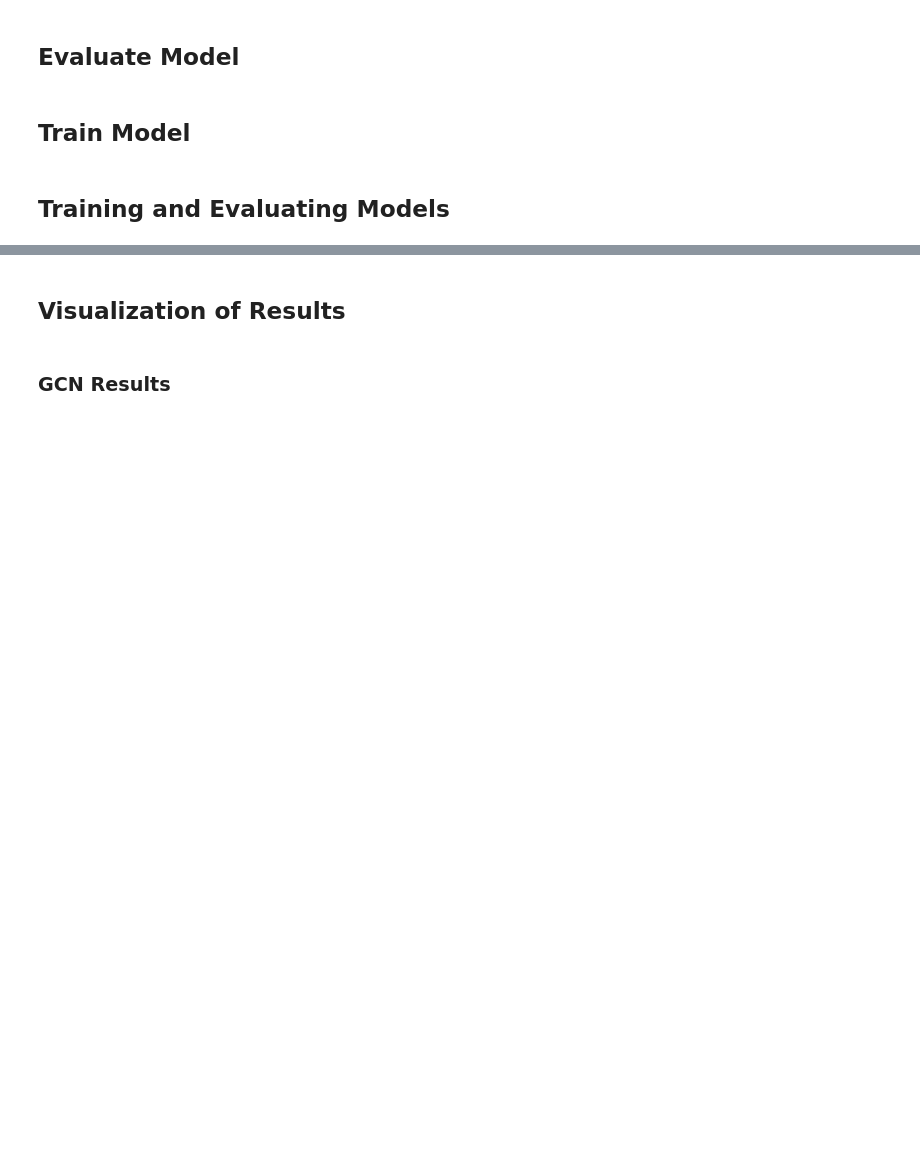
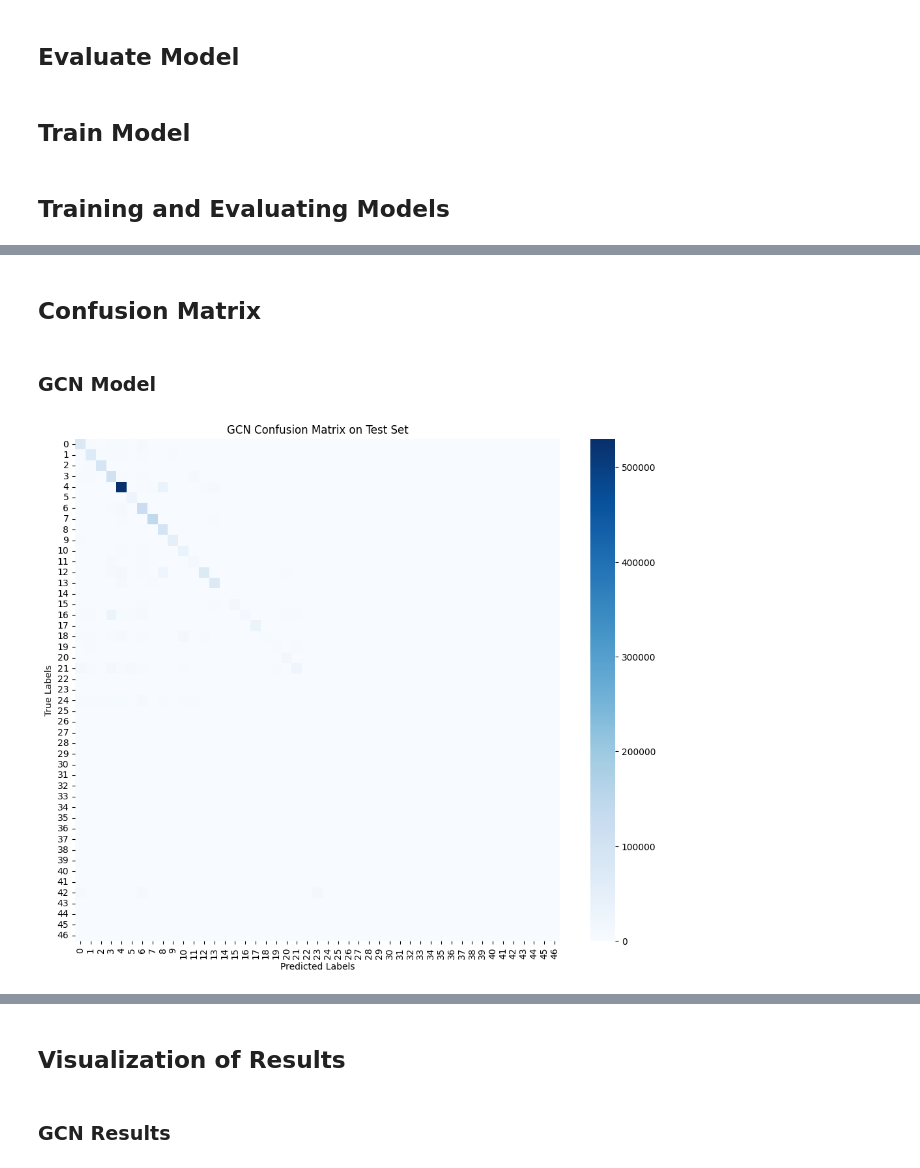
Before and after one commit to Sayed-Hossein-Hosseini/Node_Classification_in_the_Amazon_Product_Graph, a Jupyter notebook: Node_Classification_in_the_Amazon_Product_Graph.ipynb, the cells around one changed output, grey strips where cells are left out. Cells and saved outputs as stored; diff of their text form; code cells hidden in the pictures; blank space fills up the shorter version.

Commit message:
Update Node Prediction

```diff
--- a/Node_Classification_in_the_Amazon_Product_Graph.ipynb
+++ b/Node_Classification_in_the_Amazon_Product_Graph.ipynb
@@ -229,0 +233,28 @@ sage_results = train_model(sage_model, data, train_idx, valid_idx, test_idx, epo
+# %% [markdown]
+## **Confusion Matrix**
+# %% [markdown]
+### **GCN Model**
+# %%
+# Final evaluation of the GCN model and plotting the confusion matrix
+with torch.no_grad():
+    # Get predictions for the entire graph
+    out = gcn_model(data.x.to(device), data.edge_index.to(device))
+    pred = out.argmax(dim=1)
+
+    # Isolate the predictions and true labels for the test set
+    y_true_test = data.y[test_idx].cpu().numpy()
+    y_pred_test = pred[test_idx].cpu().numpy()
+
+    # Calculate the confusion matrix
+    cm = confusion_matrix(y_true_test, y_pred_test)
+
+    # Plot the confusion matrix using a heatmap
+    plt.figure(figsize=(12, 10))
+    # annot=False because with 47 classes, the numbers would be unreadable
+    sns.heatmap(cm, annot=False, cmap='Blues', fmt='d')
+    plt.xlabel('Predicted Labels')
+    plt.ylabel('True Labels')
+    plt.title('GCN Confusion Matrix on Test Set')
+    plt.show()
+# %% [output]
+[figure, added]
```
Also changed, not shown: parts of 8 cells of this notebook.
